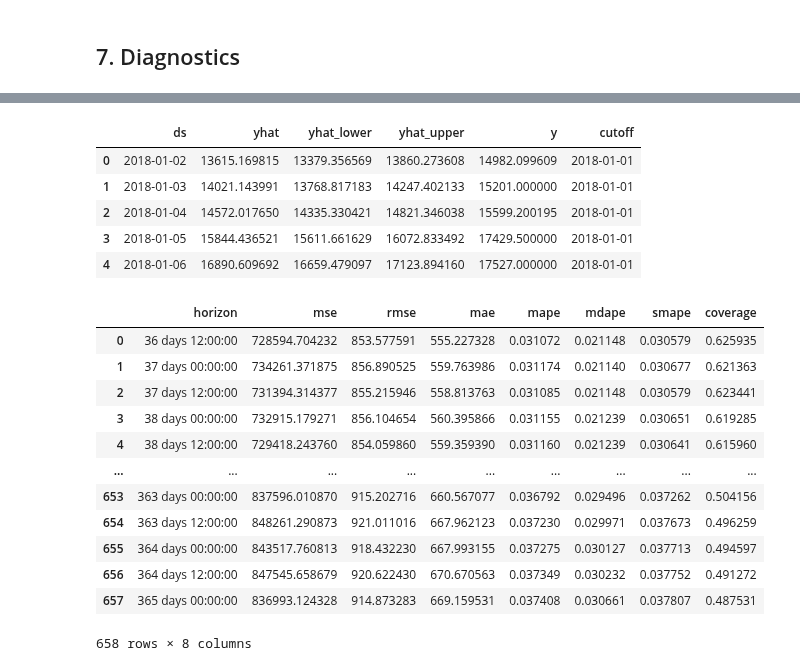
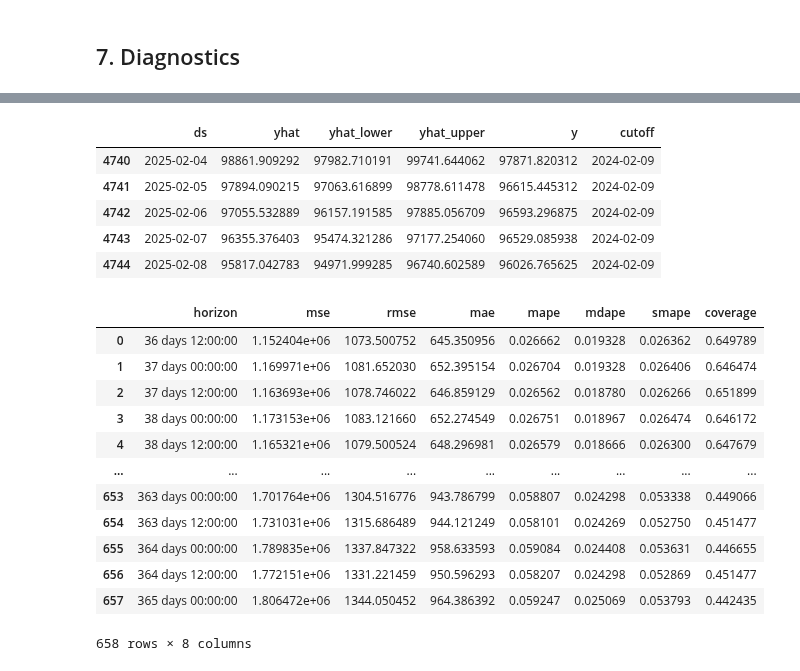
Before and after one commit to bonareri/Cryptocurrency-Price-Prediction-, a Jupyter notebook: prophet_model.ipynb, the cells around one changed output, grey strips where cells are left out. Cells and saved outputs as stored; diff of their text form; code cells hidden in the pictures.

```diff
--- a/prophet_model.ipynb
+++ b/prophet_model.ipynb
@@ -116,7 +116,7 @@ df_prophet
 # %% [markdown]
 ### Train-Test Split
 # %%
-split_date = '2023-12-31'  # Last day of 2023
+split_date = '2022-12-31'  # Last day of 2022
 
 df_train = df_prophet[df_prophet['ds'] <= split_date]
 df_test = df_prophet[df_prophet['ds'] > split_date]
@@ -150,0 +153,13 @@ INFO:cmdstanpy:Chain [1] done processing
+# %%
+# Define extra features
+extra_features = ['Volume', 'EMA_7', 'EMA_30', 'RSI_14', 'MA_20', 'Upper_BB', 'Lower_BB']
+
+# Add relevant features as regressors
+for feature in extra_features:
+    model.add_regressor(feature)
+
+# Merge extra features into the full dataset before training
+df_merged = df_prophet.merge(df[extra_features], left_on='ds', right_index=True, how='left')
+
+# Fit the model on the full dataset (not just df_train)
+model.fit(df_merged)
@@ -258,30 +324,30 @@ INFO:cmdstanpy:Chain [1] start processing
 INFO:cmdstanpy:Chain [1] done processing
 # %%
-df_cv.head()
+df_cv.tail()
 # %% [output]
 |  | ds | yhat | yhat_lower | yhat_upper | y | cutoff |
-| 0 | 2018-01-02 | 13615.169815 | 13379.356569 | 13860.273608 | 14982.099609 | 2018-01-01 |
-| 1 | 2018-01-03 | 14021.143991 | 13768.817183 | 14247.402133 | 15201.000000 | 2018-01-01 |
-| 2 | 2018-01-04 | 14572.017650 | 14335.330421 | 14821.346038 | 15599.200195 | 2018-01-01 |
-| 3 | 2018-01-05 | 15844.436521 | 15611.661629 | 16072.833492 | 17429.500000 | 2018-01-01 |
-| 4 | 2018-01-06 | 16890.609692 | 16659.479097 | 17123.894160 | 17527.000000 | 2018-01-01 |
+| 4740 | 2025-02-04 | 98861.909292 | 97982.710191 | 99741.644062 | 97871.820312 | 2024-02-09 |
+| 4741 | 2025-02-05 | 97894.090215 | 97063.616899 | 98778.611478 | 96615.445312 | 2024-02-09 |
+| 4742 | 2025-02-06 | 97055.532889 | 96157.191585 | 97885.056709 | 96593.296875 | 2024-02-09 |
+| 4743 | 2025-02-07 | 96355.376403 | 95474.321286 | 97177.254060 | 96529.085938 | 2024-02-09 |
+| 4744 | 2025-02-08 | 95817.042783 | 94971.999285 | 96740.602589 | 96026.765625 | 2024-02-09 |
 # %%
 df_performance = performance_metrics(df_cv)
 # %%
 df_performance
 # %% [output]
 |  | horizon | mse | rmse | mae | mape | mdape | smape | coverage |
-| 0 | 36 days 12:00:00 | 728594.704232 | 853.577591 | 555.227328 | 0.031072 | 0.021148 | 0.030579 | 0.625935 |
-| 1 | 37 days 00:00:00 | 734261.371875 | 856.890525 | 559.763986 | 0.031174 | 0.021140 | 0.030677 | 0.621363 |
-| 2 | 37 days 12:00:00 | 731394.314377 | 855.215946 | 558.813763 | 0.031085 | 0.021148 | 0.030579 | 0.623441 |
-| 3 | 38 days 00:00:00 | 732915.179271 | 856.104654 | 560.395866 | 0.031155 | 0.021239 | 0.030651 | 0.619285 |
-| 4 | 38 days 12:00:00 | 729418.243760 | 854.059860 | 559.359390 | 0.031160 | 0.021239 | 0.030641 | 0.615960 |
+| 0 | 36 days 12:00:00 | 1.152404e+06 | 1073.500752 | 645.350956 | 0.026662 | 0.019328 | 0.026362 | 0.649789 |
+| 1 | 37 days 00:00:00 | 1.169971e+06 | 1081.652030 | 652.395154 | 0.026704 | 0.019328 | 0.026406 | 0.646474 |
+| 2 | 37 days 12:00:00 | 1.163693e+06 | 1078.746022 | 646.859129 | 0.026562 | 0.018780 | 0.026266 | 0.651899 |
+| 3 | 38 days 00:00:00 | 1.173153e+06 | 1083.121660 | 652.274549 | 0.026751 | 0.018967 | 0.026474 | 0.646172 |
+| 4 | 38 days 12:00:00 | 1.165321e+06 | 1079.500524 | 648.296981 | 0.026579 | 0.018666 | 0.026300 | 0.647679 |
 | ... | ... | ... | ... | ... | ... | ... | ... | ... |
-| 653 | 363 days 00:00:00 | 837596.010870 | 915.202716 | 660.567077 | 0.036792 | 0.029496 | 0.037262 | 0.504156 |
-| 654 | 363 days 12:00:00 | 848261.290873 | 921.011016 | 667.962123 | 0.037230 | 0.029971 | 0.037673 | 0.496259 |
-| 655 | 364 days 00:00:00 | 843517.760813 | 918.432230 | 667.993155 | 0.037275 | 0.030127 | 0.037713 | 0.494597 |
-| 656 | 364 days 12:00:00 | 847545.658679 | 920.622430 | 670.670563 | 0.037349 | 0.030232 | 0.037752 | 0.491272 |
-| 657 | 365 days 00:00:00 | 836993.124328 | 914.873283 | 669.159531 | 0.037408 | 0.030661 | 0.037807 | 0.487531 |
+| 653 | 363 days 00:00:00 | 1.701764e+06 | 1304.516776 | 943.786799 | 0.058807 | 0.024298 | 0.053338 | 0.449066 |
+| 654 | 363 days 12:00:00 | 1.731031e+06 | 1315.686489 | 944.121249 | 0.058101 | 0.024269 | 0.052750 | 0.451477 |
+| 655 | 364 days 00:00:00 | 1.789835e+06 | 1337.847322 | 958.633593 | 0.059084 | 0.024408 | 0.053631 | 0.446655 |
+| 656 | 364 days 12:00:00 | 1.772151e+06 | 1331.221459 | 950.596293 | 0.058207 | 0.024298 | 0.052869 | 0.451477 |
+| 657 | 365 days 00:00:00 | 1.806472e+06 | 1344.050452 | 964.386392 | 0.059247 | 0.025069 | 0.053793 | 0.442435 |
 658 rows × 8 columns
 # %%
 print(f"MAE: {df_performance['mae'].values[0]}")
```
Also changed, not shown: parts of 18 cells of this notebook.
